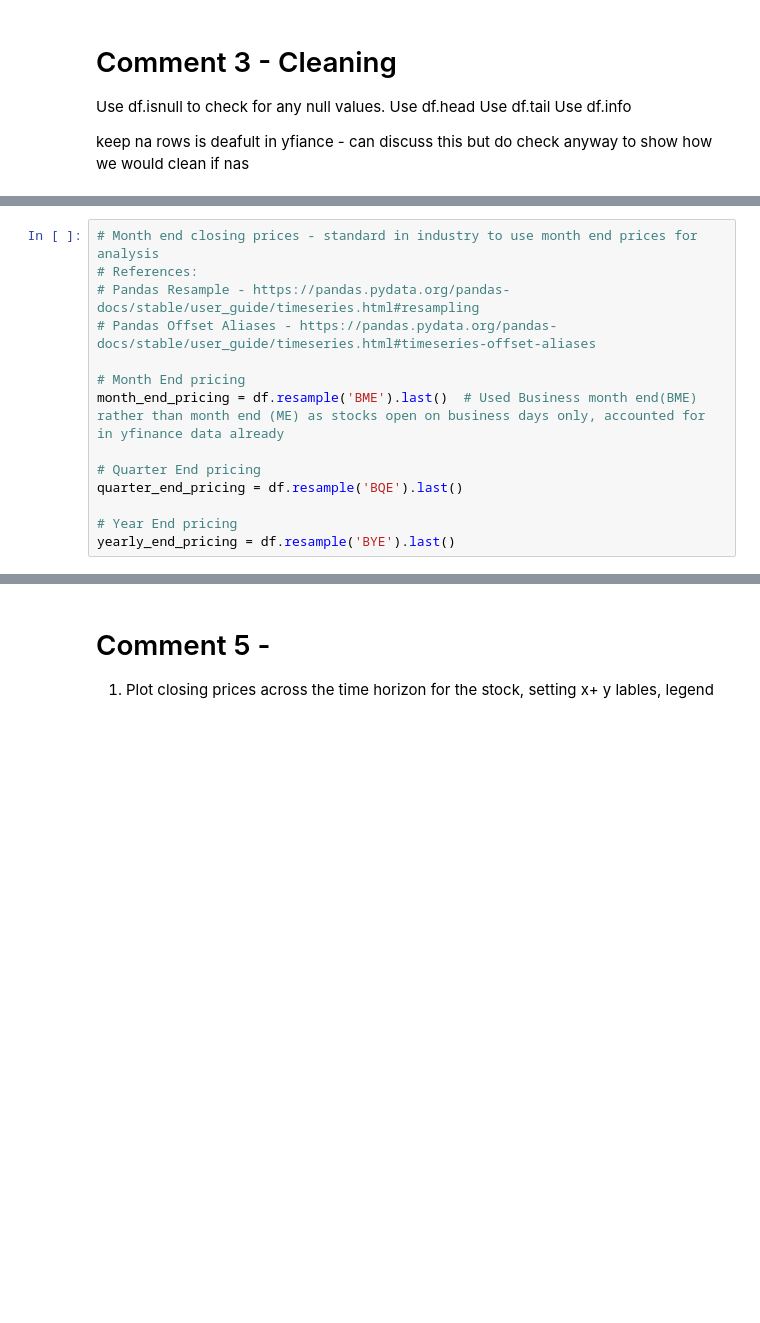
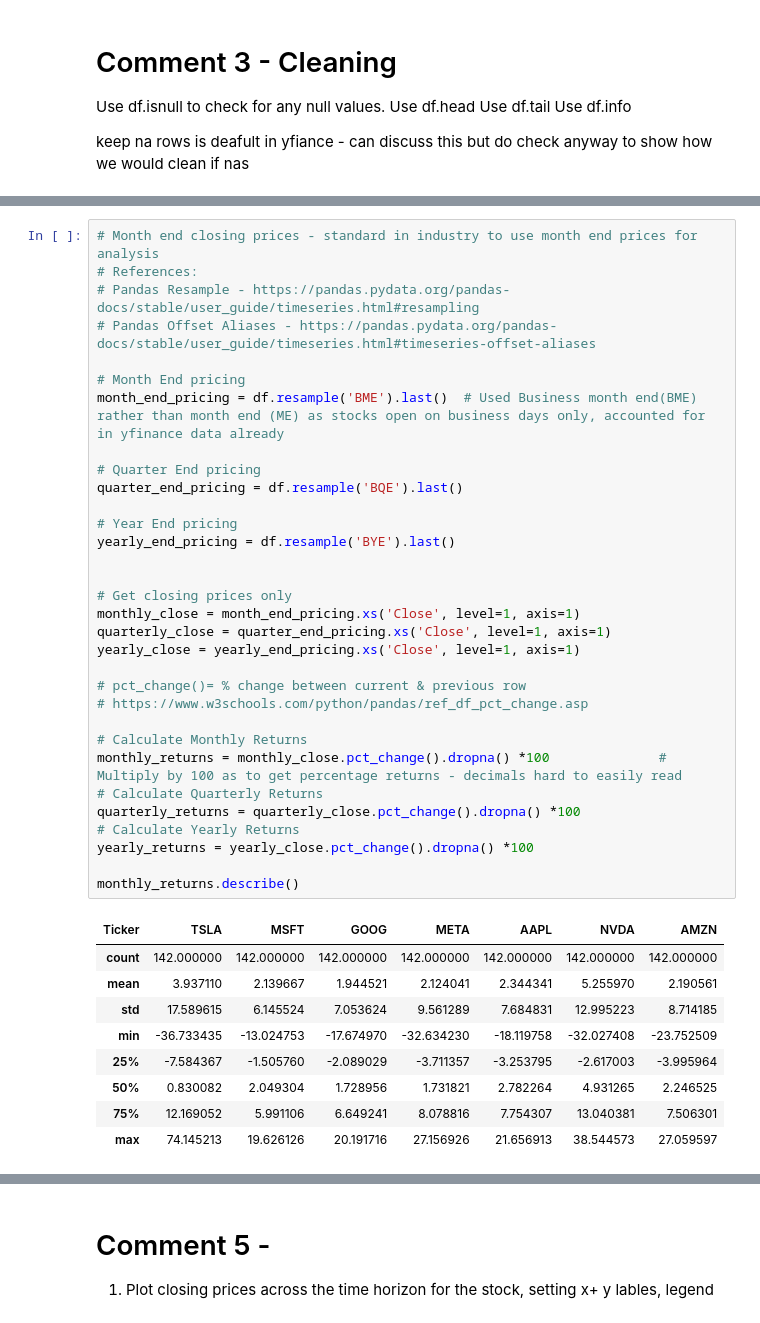
Before and after one commit to Mr-Scarf/programming-for-data-analytics, a Jupyter notebook: project/Project.ipynb, the cells around one changed output, grey strips where cells are left out. Drawn from its saved outputs; the diff is of its cells as text; blank space fills up the shorter version.

```diff
--- a/project/Project.ipynb
+++ b/project/Project.ipynb
@@ -162,14 +184,42 @@ We got year end price
 # %%
 # Month end closing prices - standard in industry to use month end prices for analysis
 # References:
 # Pandas Resample - https://pandas.pydata.org/pandas-docs/stable/user_guide/timeseries.html#resampling
 # Pandas Offset Aliases - https://pandas.pydata.org/pandas-docs/stable/user_guide/timeseries.html#timeseries-offset-aliases
 
 # Month End pricing
 month_end_pricing = df.resample('BME').last()  # Used Business month end(BME) rather than month end (ME) as stocks open on business days only, accounted for in yfinance data already
 
 # Quarter End pricing
 quarter_end_pricing = df.resample('BQE').last()
 
 # Year End pricing
 yearly_end_pricing = df.resample('BYE').last()
+
+
+# Get closing prices only
+monthly_close = month_end_pricing.xs('Close', level=1, axis=1)
+quarterly_close = quarter_end_pricing.xs('Close', level=1, axis=1)
+yearly_close = yearly_end_pricing.xs('Close', level=1, axis=1)
+
+# pct_change()= % change between current & previous row
+# https://www.w3schools.com/python/pandas/ref_df_pct_change.asp
+
+# Calculate Monthly Returns
+monthly_returns = monthly_close.pct_change().dropna() *100              # Multiply by 100 as to get percentage returns - decimals hard to easily read
+# Calculate Quarterly Returns
+quarterly_returns = quarterly_close.pct_change().dropna() *100
+# Calculate Yearly Returns
+yearly_returns = yearly_close.pct_change().dropna() *100
+
+monthly_returns.describe()
+# %% [output]
+| Ticker | TSLA | MSFT | GOOG | META | AAPL | NVDA | AMZN |
+| count | 142.000000 | 142.000000 | 142.000000 | 142.000000 | 142.000000 | 142.000000 | 142.000000 |
+| mean | 3.937110 | 2.139667 | 1.944521 | 2.124041 | 2.344341 | 5.255970 | 2.190561 |
+| std | 17.589615 | 6.145524 | 7.053624 | 9.561289 | 7.684831 | 12.995223 | 8.714185 |
+| min | -36.733435 | -13.024753 | -17.674970 | -32.634230 | -18.119758 | -32.027408 | -23.752509 |
+| 25% | -7.584367 | -1.505760 | -2.089029 | -3.711357 | -3.253795 | -2.617003 | -3.995964 |
+| 50% | 0.830082 | 2.049304 | 1.728956 | 1.731821 | 2.782264 | 4.931265 | 2.246525 |
+| 75% | 12.169052 | 5.991106 | 6.649241 | 8.078816 | 7.754307 | 13.040381 | 7.506301 |
+| max | 74.145213 | 19.626126 | 20.191716 | 27.156926 | 21.656913 | 38.544573 | 27.059597 |
```
Also changed, not shown: parts of 14 cells of this notebook, 1 other file.
